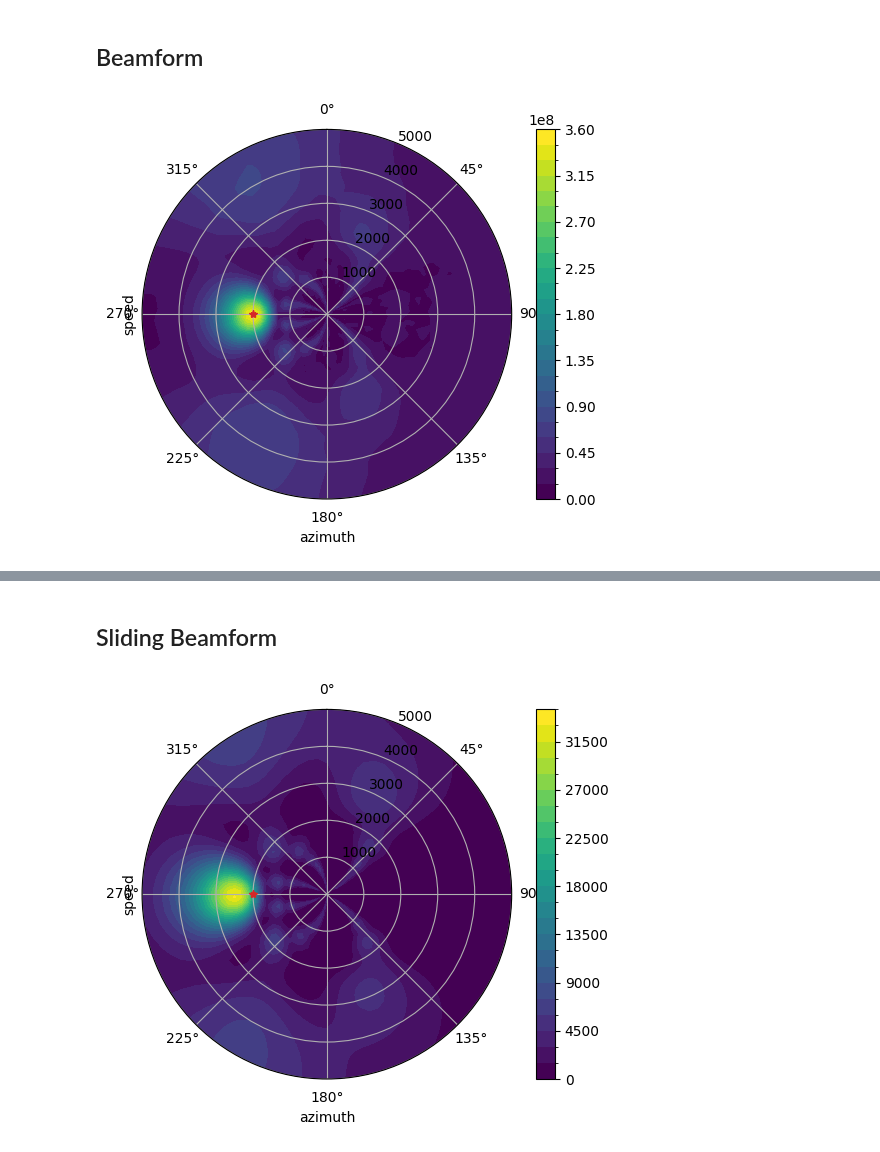
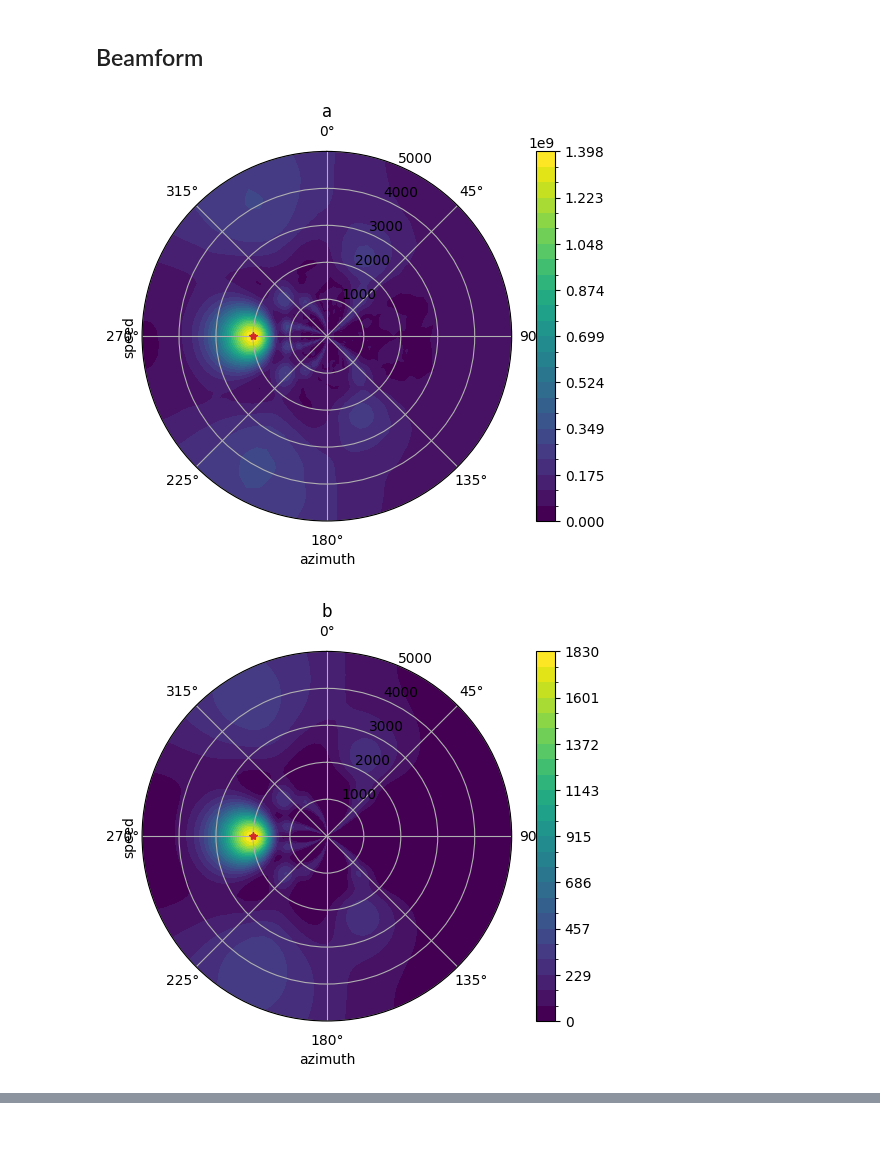
Before and after one commit to atrabattoni/beamforming, a Jupyter notebook: examples/notebook.ipynb, the cells around one changed output, grey strips where cells are left out. Saved outputs shown, nothing was run; the diff lists cells and outputs as text; code cells hidden in the pictures.

```diff
--- a/examples/notebook.ipynb
+++ b/examples/notebook.ipynb
@@ -95,10 +85,42 @@ beamformer = Beamformer(
-# %%
-P = beamformer.beamform(da)
+# %%
+frequency_band = (4.0, 6.0)
+nperseg = 128
+
+beamformers = {
+    "a": MultitaperBeamformer(
+        coords=coords,
+        grid=grid,
+        frequency_band=frequency_band,
+        adaptative=False,
+        n_tapers=3,
+        n_sources=1,
+    ),
+    "b": SlidingBeamformer(
+        coords=coords,
+        grid=grid,
+        frequency_band=frequency_band,
+        nperseg=nperseg,
+    ),
+    "c": CorrBeamformer(
+        coords=coords,
+        grid=grid,
+        frequency_band=frequency_band,
+        nperseg=nperseg,
+        mode="capon",
+    ),
+}
+# %%
+Ps = {name: beamformer(da) for name, beamformer in beamformers.items()}
 # %%
-fig, ax = plt.subplots(subplot_kw={"projection": "polar"})
-P.plot.contourf(ax=ax, x="azimuth", y="speed", cmap="viridis", levels=25)
-ax.plot(source_azimuth, source_speed, "C3*")
-ax.set_theta_zero_location("N")
-ax.set_theta_direction(-1)
+for name, P in Ps.items():
+    if "time" in P.dims:
+        P = P.mean("time")
+    fig, ax = plt.subplots(subplot_kw={"projection": "polar"})
+    P.plot.contourf(ax=ax, x="azimuth", y="speed", cmap="viridis", levels=25, vmin=0.0)
+    ax.plot(source_azimuth, source_speed, "C3*")
+    ax.set_theta_zero_location("N")
+    ax.set_theta_direction(-1)
+    ax.set_title(name)
 # %% [output]
-[figure, old version]
+[figure, new version]
+[figure, added]
@@ -105,2 +127,0 @@ ax.set_theta_direction(-1)
-# %% [markdown]
-## Sliding Beamform
@@ -116,9 +128 @@ P = beamformer.beamform(da)
-# %%
-fig, ax = plt.subplots(subplot_kw={"projection": "polar"})
-P.sum("time").plot.contourf(ax=ax, x="azimuth", y="speed", cmap="viridis", levels=25)
-ax.plot(source_azimuth, source_speed, "C3*")
-ax.set_theta_zero_location("N")
-ax.set_theta_direction(-1)
-# %% [output]
-[figure, removed]
 # %%
```
Also changed, not shown: parts of 14 cells of this notebook, 3 other files.
